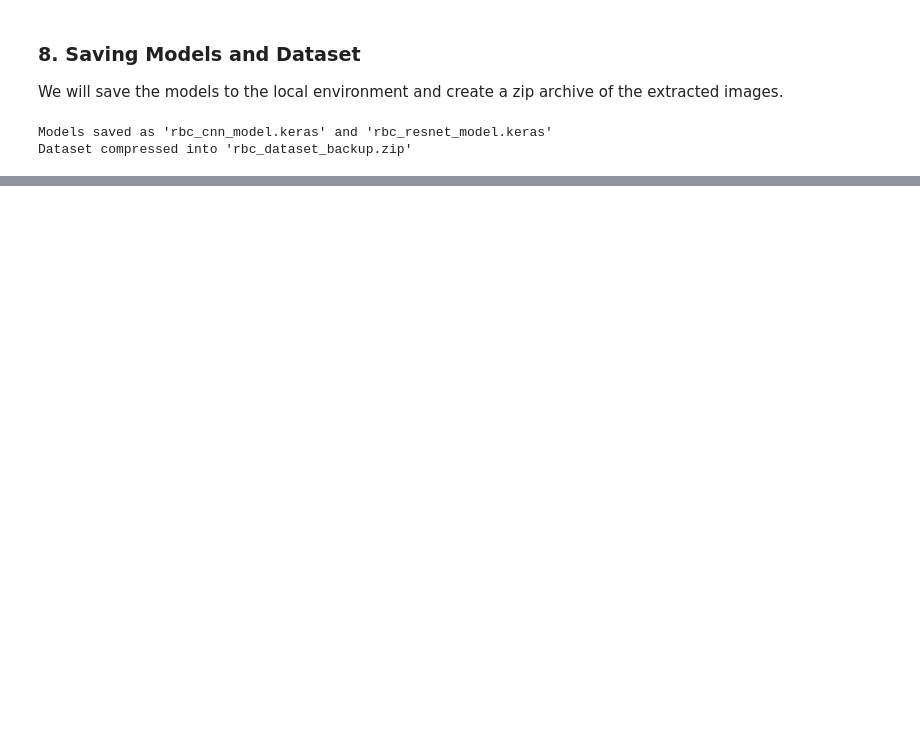
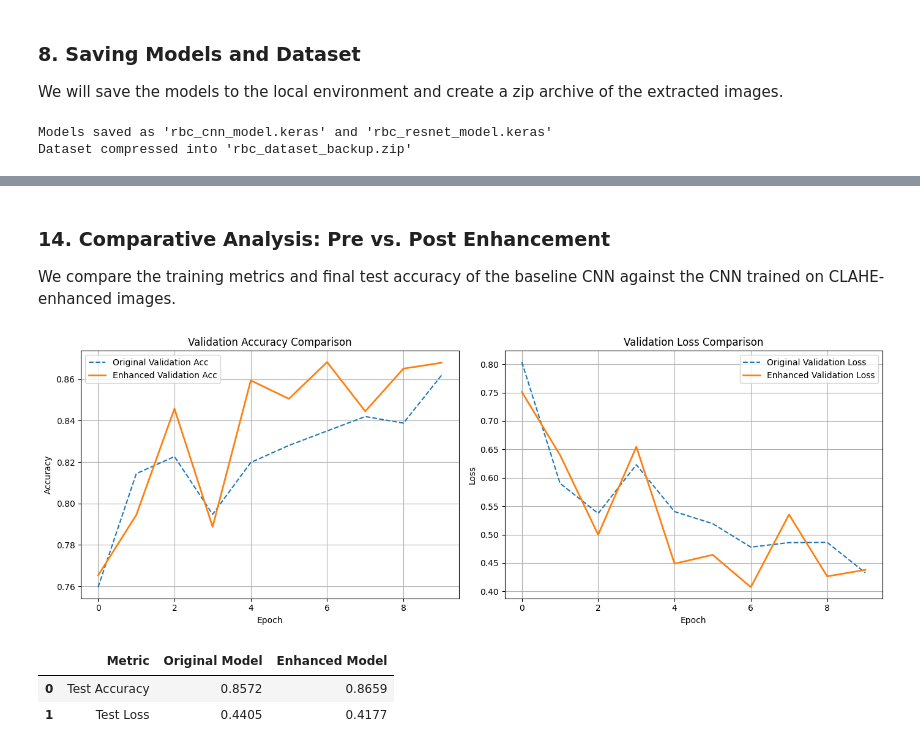
Before and after one commit to indu00729/BloodCell, a Jupyter notebook: RBC_CLASSIFICATION.ipynb, the cells around one changed output, grey strips where cells are left out. Drawn from its saved outputs; the diff is of its cells as text; code cells hidden in the pictures; blank space fills up the shorter version.

```diff
--- a/RBC_CLASSIFICATION.ipynb
+++ b/RBC_CLASSIFICATION.ipynb
@@ -456,0 +540,20 @@ Dataset compressed into 'rbc_dataset_backup.zip'
+# %%
+# Re-initialize and train the CNN model with enhanced data
+model_enhanced = models.clone_model(model)
+model_enhanced.compile(
+    optimizer='adam',
+    loss='categorical_crossentropy',
+    metrics=['accuracy']
+)
+
+print("Starting training on enhanced images...")
+history_enhanced = model_enhanced.fit(
+    train_ds_enhanced,
+    validation_data=val_ds_enhanced,
+    epochs=10,
+    steps_per_epoch=200
+)
+
+# Final evaluation
+final_loss, final_acc = model_enhanced.evaluate(test_ds_enhanced)
+print(f'\nEnhanced Test accuracy: {final_acc:.4f}')
@@ -456,0 +586,44 @@ Dataset compressed into 'rbc_dataset_backup.zip'
+# %% [markdown]
+### 14. Comparative Analysis: Pre vs. Post Enhancement
+We compare the training metrics and final test accuracy of the baseline CNN against the CNN trained on CLAHE-enhanced images.
+# %%
+import matplotlib.pyplot as plt
+
+# Plotting Accuracy Comparison
+plt.figure(figsize=(14, 5))
+
+plt.subplot(1, 2, 1)
+plt.plot(history.history['val_accuracy'], label='Original Validation Acc', linestyle='--')
+plt.plot(history_enhanced.history['val_accuracy'], label='Enhanced Validation Acc', linewidth=2)
+plt.title('Validation Accuracy Comparison')
+plt.xlabel('Epoch')
+plt.ylabel('Accuracy')
+plt.legend()
+plt.grid(True)
+
+# Plotting Loss Comparison
+plt.subplot(1, 2, 2)
+plt.plot(history.history['val_loss'], label='Original Validation Loss', linestyle='--')
+plt.plot(history_enhanced.history['val_loss'], label='Enhanced Validation Loss', linewidth=2)
+plt.title('Validation Loss Comparison')
+plt.xlabel('Epoch')
+plt.ylabel('Loss')
+plt.legend()
+plt.grid(True)
+
+plt.tight_layout()
+plt.show()
+
+# Summary Table
+comparison_data = {
+    'Metric': ['Test Accuracy', 'Test Loss'],
+    'Original Model': [f"{test_acc:.4f}", f"{test_loss:.4f}"],
+    'Enhanced Model': [f"{final_acc:.4f}", f"{final_loss:.4f}"]
+}
+import pandas as pd
+display(pd.DataFrame(comparison_data))
+# %% [output]
+[figure, added]
+|  | Metric | Original Model | Enhanced Model |
+| 0 | Test Accuracy | 0.8572 | 0.8659 |
+| 1 | Test Loss | 0.4405 | 0.4177 |
```
Also changed, not shown: parts of 18 cells of this notebook.
